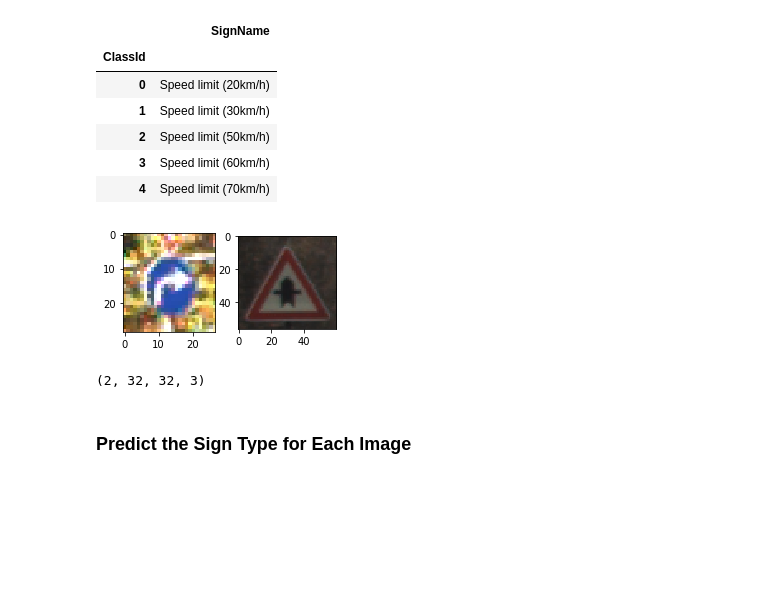
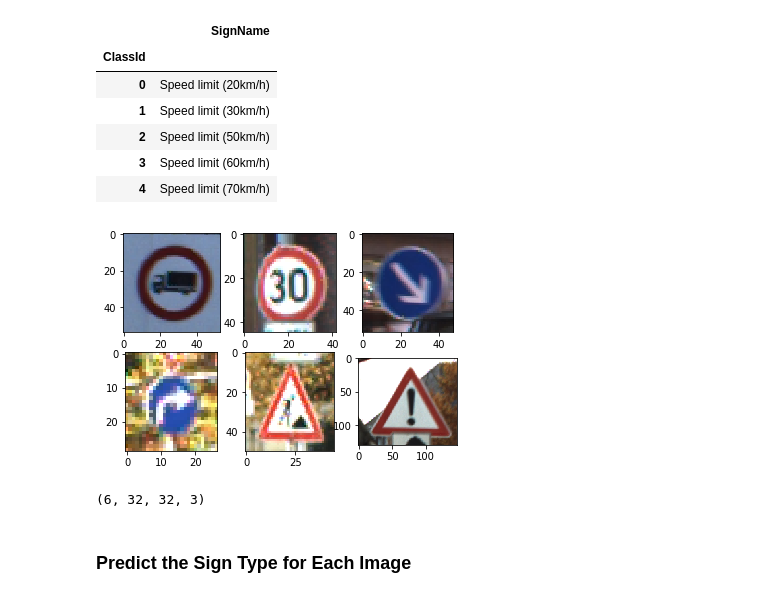
Before and after one commit to MEOWMEOW114/nd013-p2-traffic-signs-classifier, a Jupyter notebook: Traffic_Sign_Classifier.ipynb, the cells around one changed output. Drawn from its saved outputs; the diff is of its cells as text; code cells hidden in the pictures; blank space fills up the shorter version.

```diff
--- a/Traffic_Sign_Classifier.ipynb
+++ b/Traffic_Sign_Classifier.ipynb
@@ -442,31 +455,49 @@ sign_name_df.head()
 # %%
 import matplotlib.pyplot as plt
 import matplotlib.image as mpimg
-image1=mpimg.imread('Final_Test/Images/00003.ppm')
+image1=mpimg.imread('Final_Test/Images/00000.ppm')
 plt.subplot(2,3,1)
-#plt.axis('off')
 plt.imshow(image1)
 
-image2 =mpimg.imread('Final_Test/Images/00004.ppm')
+image2 =mpimg.imread('Final_Test/Images/00001.ppm')
 plt.subplot(2,3,2)
-#plt.axis('off')
 plt.imshow(image2)
 
-true_label=[33,11]
+image3 =mpimg.imread('Final_Test/Images/00002.ppm')
+plt.subplot(2,3,3)
+plt.imshow(image3)
+
+image4 =mpimg.imread('Final_Test/Images/00003.ppm')
+plt.subplot(2,3,4)
+plt.imshow(image4)
+
+image5 =mpimg.imread('Final_Test/Images/00008.ppm')
+plt.subplot(2,3,5)
+plt.imshow(image5)
+
+image6 =mpimg.imread('Final_Test/Images/00006.ppm')
+plt.subplot(2,3,6)
+plt.imshow(image6)
+
+true_label=[16,1,38,33,25,18]
 
 
 image1 = cv2.resize(image1, (32, 32))
 image2= cv2.resize(image2 ,(32, 32))
+image3 = cv2.resize(image3, (32, 32))
+image4= cv2.resize(image4 ,(32, 32))
+image5= cv2.resize(image5 ,(32, 32))
+image6= cv2.resize(image6 ,(32, 32))
 # %% [output]
-[figure, old version]
+[figure, new version]
 # %%
 # Make into numpy array for processing
-test_figs_data = np.array([image1,image2])
+test_figs_data = np.array([image1,image2, image3, image4, image5, image6])
 
 # First, double-check the image shape to make sure it matches the original data's 32x32x3 size
 print(test_figs_data.shape)
 # %% [output]
-(2, 32, 32, 3)
+(6, 32, 32, 3)
 # %% [markdown]
 ### Predict the Sign Type for Each Image
 # %%
```
Also changed, not shown: parts of 11 cells of this notebook, 3 other files.
